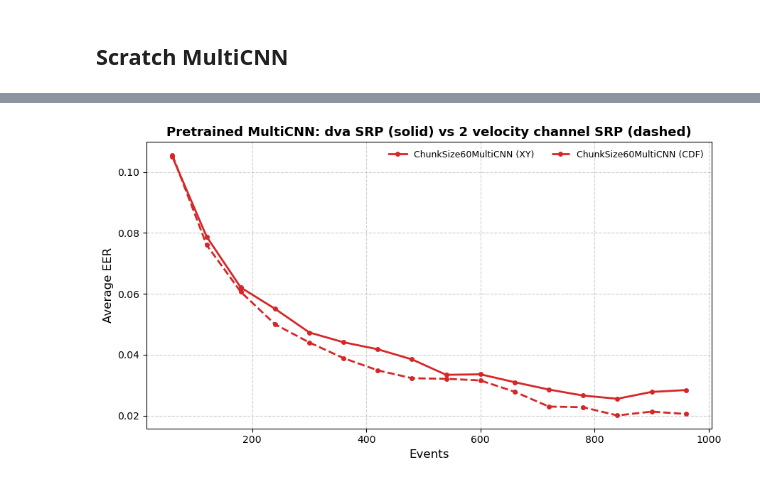
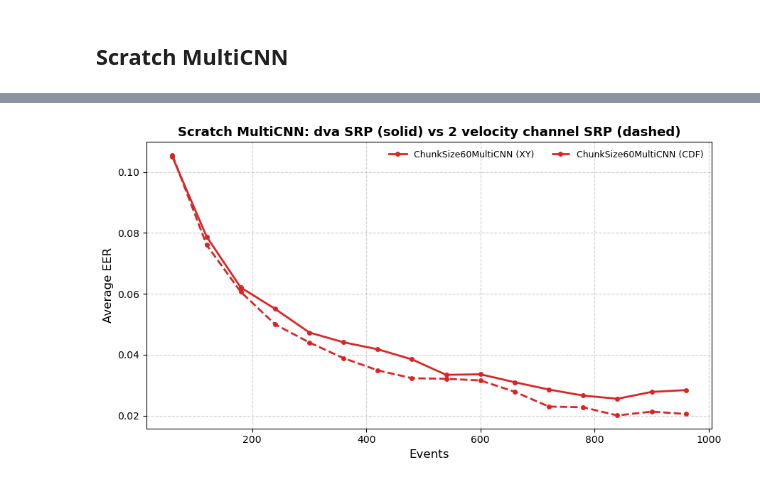
Before and after one commit to S-lijun/Mouse_Dynamics, a Jupyter notebook: Results_New.ipynb, the cells around one changed output, grey strips where cells are left out. Saved outputs shown, nothing was run; the diff lists cells and outputs as text; code cells hidden in the pictures.

```diff
--- a/Results_New.ipynb
+++ b/Results_New.ipynb
@@ -760,9 +778,9 @@ plot_chunk_json_curves("Results/Scratch_MultiCNN/SRP/dvaChannel", max_event=1000
 # %%
 plot_chunk_xy_cdf_curves(
     xy_dir="Results/Scratch_MultiCNN/SRP/dvaChannel",
     cdf_dir="Results/Scratch_MultiCNN/SRP/VelocityChannel",
-    title="Pretrained MultiCNN: dva SRP (solid) vs 2 velocity channel SRP (dashed)",
+    title="Scratch MultiCNN: dva SRP (solid) vs 2 velocity channel SRP (dashed)",
     max_event=1000
 )
 # %% [output]
-[figure, old version]
+[figure, new version]
```
Also changed, not shown: parts of 5 cells of this notebook, 3 other files.
